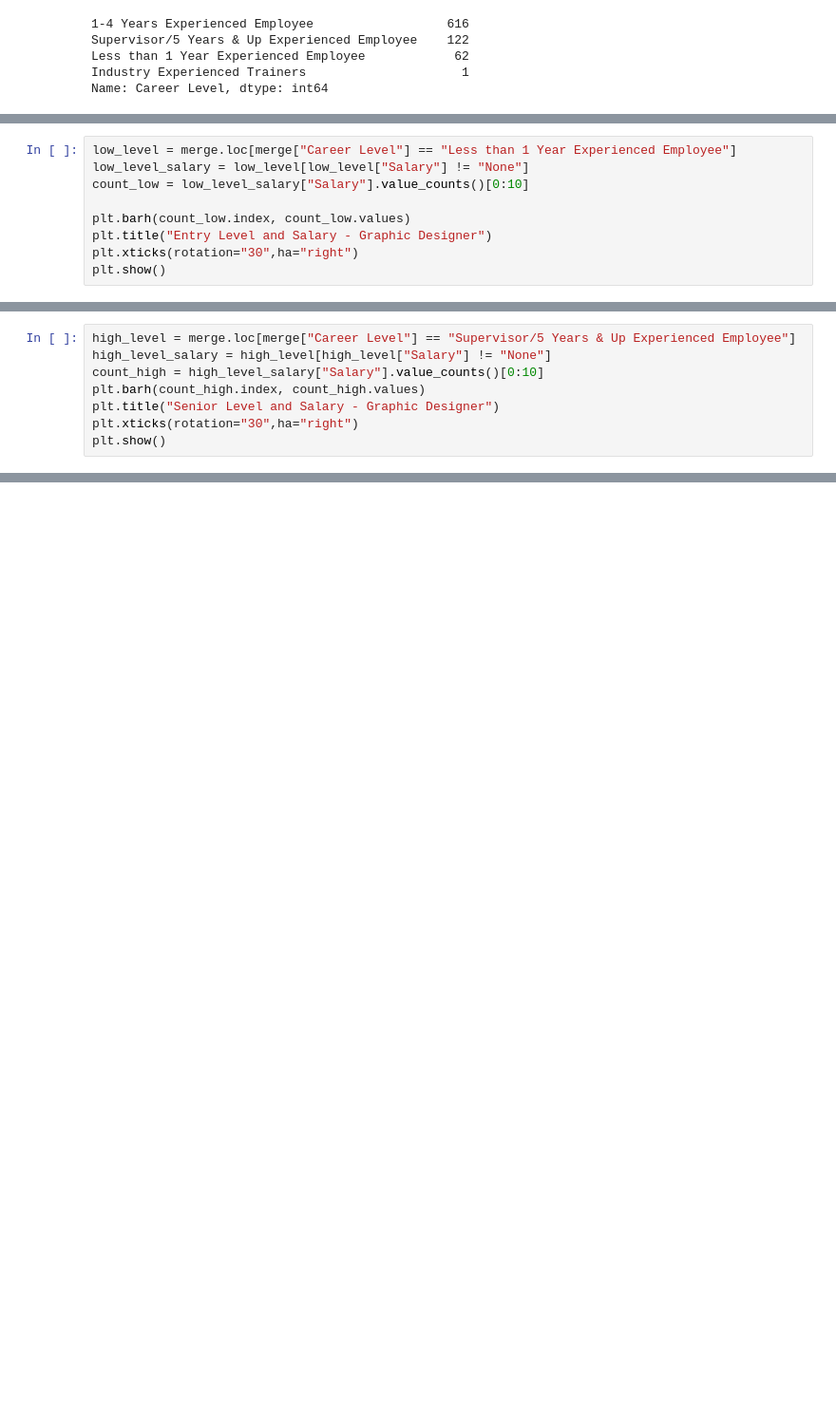
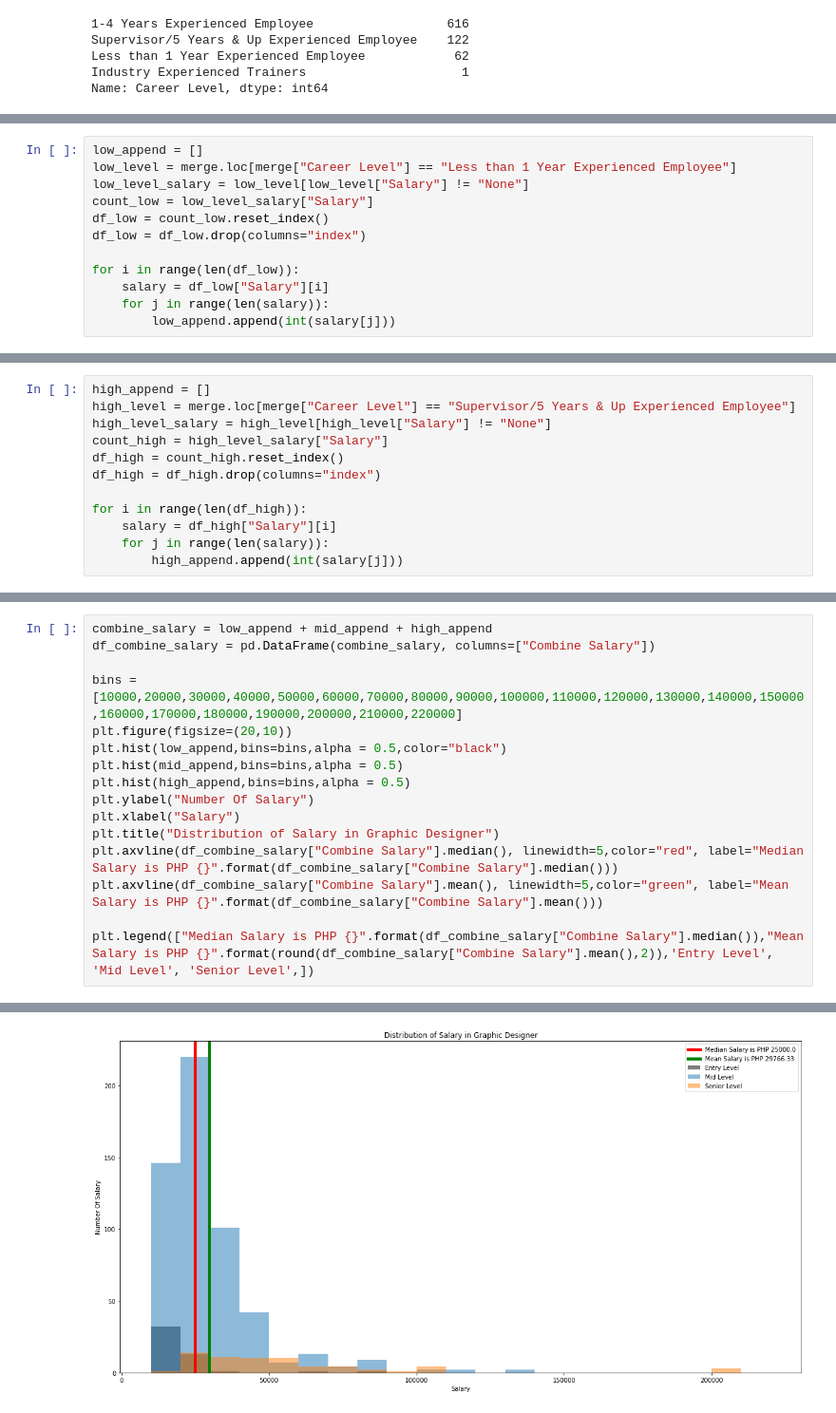
Before and after one commit to jvicrosario1106/husay_project_task, a Jupyter notebook: Data Analysis/Jobstreet Analysis/jobstreet_graphic_designer.ipynb, the cells around one changed output, grey strips where cells are left out. Shown at 95% size. Saved outputs shown, nothing was run; the diff lists cells and outputs as text; blank space fills up the shorter version.

```diff
--- a/Data Analysis/Jobstreet Analysis/jobstreet_graphic_designer.ipynb
+++ b/Data Analysis/Jobstreet Analysis/jobstreet_graphic_designer.ipynb
@@ -200,9 +230,12 @@ plt.show()
 # %%
+low_append = []
 low_level = merge.loc[merge["Career Level"] == "Less than 1 Year Experienced Employee"]
 low_level_salary = low_level[low_level["Salary"] != "None"]
-count_low = low_level_salary["Salary"].value_counts()[0:10]
+count_low = low_level_salary["Salary"]
+df_low = count_low.reset_index()
+df_low = df_low.drop(columns="index")
 
-plt.barh(count_low.index, count_low.values)
-plt.title("Entry Level and Salary - Graphic Designer")
-plt.xticks(rotation="30",ha="right")
-plt.show()
+for i in range(len(df_low)):
+    salary = df_low["Salary"][i]
+    for j in range(len(salary)):
+        low_append.append(int(salary[j]))
@@ -211,8 +242,12 @@ plt.show()
 # %%
+high_append = []
 high_level = merge.loc[merge["Career Level"] == "Supervisor/5 Years & Up Experienced Employee"]
 high_level_salary = high_level[high_level["Salary"] != "None"]
-count_high = high_level_salary["Salary"].value_counts()[0:10]
-plt.barh(count_high.index, count_high.values)
-plt.title("Senior Level and Salary - Graphic Designer")
-plt.xticks(rotation="30",ha="right")
-plt.show()
+count_high = high_level_salary["Salary"]
+df_high = count_high.reset_index()
+df_high = df_high.drop(columns="index")
+
+for i in range(len(df_high)):
+    salary = df_high["Salary"][i]
+    for j in range(len(salary)):
+        high_append.append(int(salary[j]))
@@ -220,0 +254,17 @@ plt.show()
+# %%
+combine_salary = low_append + mid_append + high_append
+df_combine_salary = pd.DataFrame(combine_salary, columns=["Combine Salary"])
+
+bins = [10000,20000,30000,40000,50000,60000,70000,80000,90000,100000,110000,120000,130000,140000,150000,160000,170000,180000,190000,200000,210000,220000]
+plt.figure(figsize=(20,10))
+plt.hist(low_append,bins=bins,alpha = 0.5,color="black")
+plt.hist(mid_append,bins=bins,alpha = 0.5)
+plt.hist(high_append,bins=bins,alpha = 0.5)
+plt.ylabel("Number Of Salary")
+plt.xlabel("Salary")
+plt.title("Distribution of Salary in Graphic Designer")
+plt.axvline(df_combine_salary["Combine Salary"].median(), linewidth=5,color="red", label="Median Salary is PHP {}".format(df_combine_salary["Combine Salary"].median()))
+plt.axvline(df_combine_salary["Combine Salary"].mean(), linewidth=5,color="green", label="Mean Salary is PHP {}".format(df_combine_salary["Combine Salary"].mean()))
+
+plt.legend(["Median Salary is PHP {}".format(df_combine_salary["Combine Salary"].median()),"Mean Salary is PHP {}".format(round(df_combine_salary["Combine Salary"].mean(),2)),'Entry Level', 'Mid Level', 'Senior Level',])
+# %% [output]
@@ -220,0 +272 @@ plt.show()
+[figure, added]
```
Also changed, not shown: parts of 5 cells of this notebook, 12 other files.
